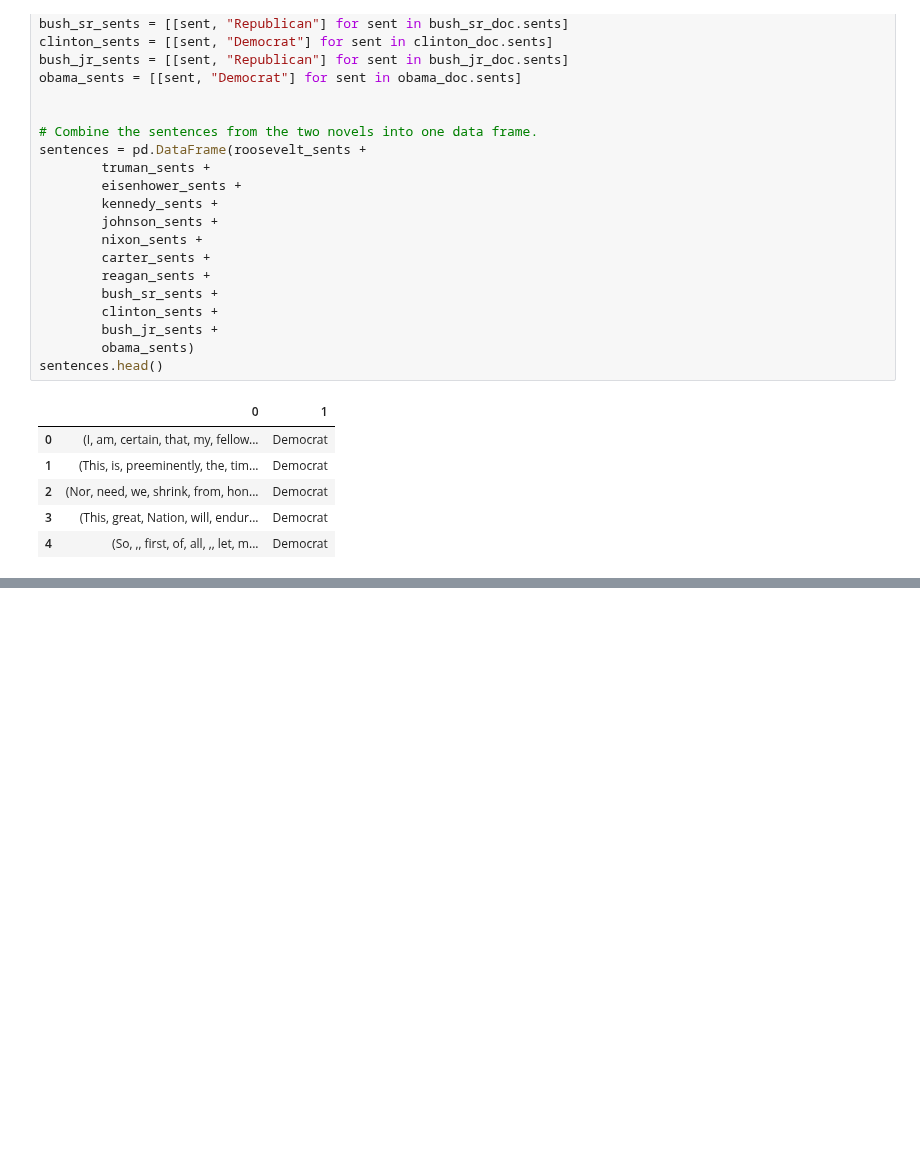
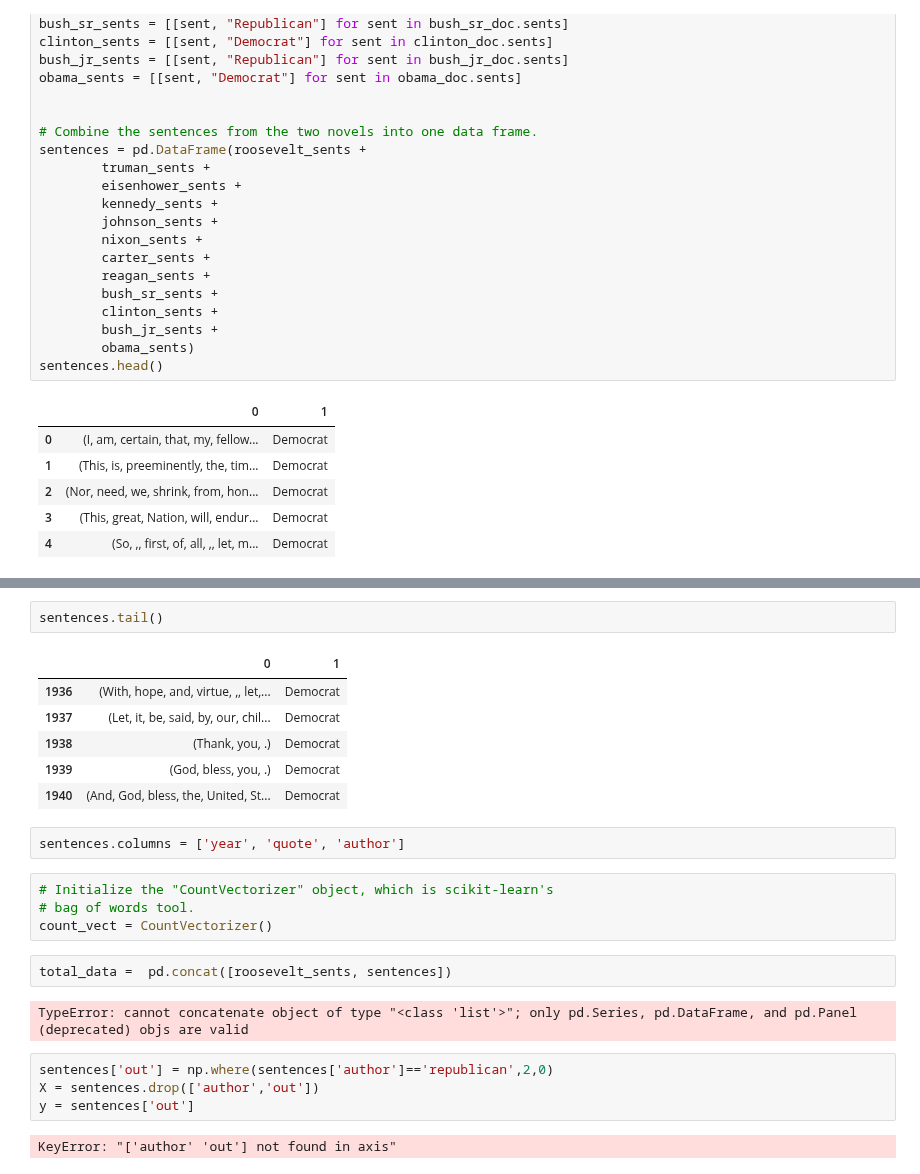
Before and after one commit to Kingbigtiger/class-studies, a Jupyter notebook: Unit 4.4.5 Bootcamp Challenge Build your own NLP.ipynb, the cells around one changed output, grey strips where cells are left out. Drawn from its saved outputs; the diff is of its cells as text; blank space fills up the shorter version.

```diff
--- a/Unit 4.4.5 Bootcamp Challenge Build your own NLP.ipynb
+++ b/Unit 4.4.5 Bootcamp Challenge Build your own NLP.ipynb
@@ -200,0 +199,25 @@ roosevelt_sents
+# %%
+sentences.tail()
+# %% [output]
+|  | 0 | 1 |
+| 1936 | (With, hope, and, virtue, ,, let,... | Democrat |
+| 1937 | (Let, it, be, said, by, our, chil... | Democrat |
+| 1938 | (Thank, you, .) | Democrat |
+| 1939 | (God, bless, you, .) | Democrat |
+| 1940 | (And, God, bless, the, United, St... | Democrat |
+# %%
+sentences.columns = ['year', 'quote', 'author']
+# %%
+# Initialize the "CountVectorizer" object, which is scikit-learn's
+# bag of words tool.
+count_vect = CountVectorizer()
+# %%
+total_data =  pd.concat([roosevelt_sents, sentences])
+# %% [output]
+TypeError: cannot concatenate object of type "<class 'list'>"; only pd.Series, pd.DataFrame, and pd.Panel (deprecated) objs are valid
+# %%
+sentences['out'] = np.where(sentences['author']=='republican',2,0)
+X = sentences.drop(['author','out'])
+y = sentences['out']
+# %% [output]
+KeyError: "['author' 'out'] not found in axis"
```
Also changed, not shown: parts of 4 cells of this notebook.
